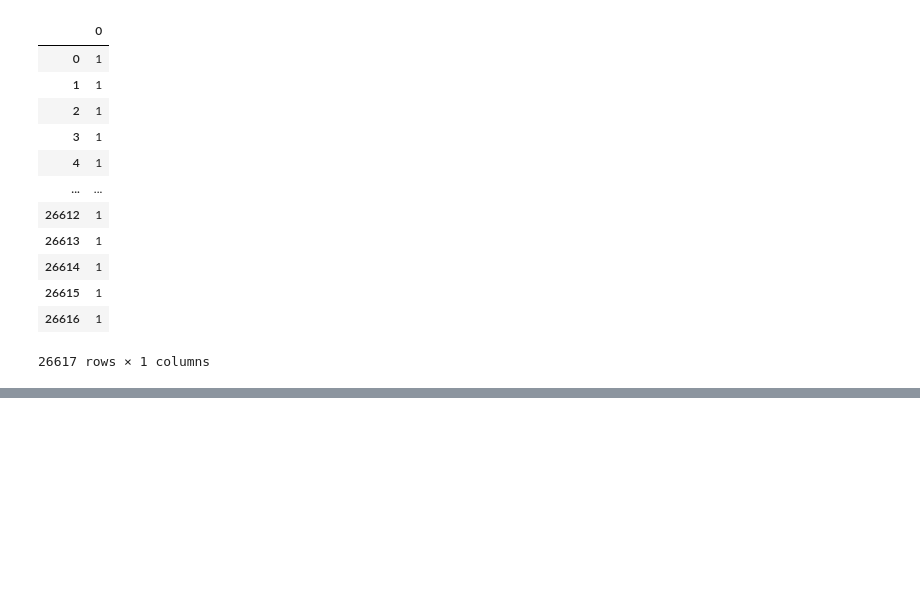
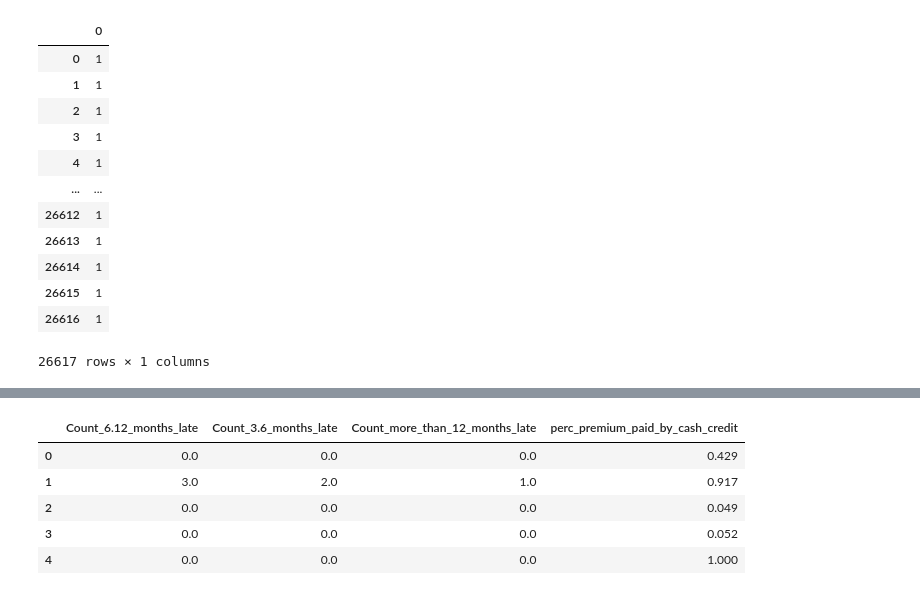
Before and after one commit to ErfanEbrahimiBazaz/boosting_methods_insurance_dataset, a Jupyter notebook: insurance_churn_analysis.ipynb, the cells around one changed output, grey strips where cells are left out. Saved outputs shown, nothing was run; the diff lists cells and outputs as text; code cells hidden in the pictures; blank space fills up the shorter version.

```diff
--- a/insurance_churn_analysis.ipynb
+++ b/insurance_churn_analysis.ipynb
@@ -613,0 +632,12 @@ df_target_lgb
+# %%
+columns_to_keep = ['Count_6.12_months_late', 'Count_3.6_months_late',
+                   'Count_more_than_12_months_late', 'perc_premium_paid_by_cash_credit']
+X_xgb = X[columns_to_keep]
+X_xgb.head()
+# %% [output]
+|  | Count_6.12_months_late | Count_3.6_months_late | Count_more_than_12_months_late | perc_premium_paid_by_cash_credit |
+| 0 | 0.0 | 0.0 | 0.0 | 0.429 |
+| 1 | 3.0 | 2.0 | 1.0 | 0.917 |
+| 2 | 0.0 | 0.0 | 0.0 | 0.049 |
+| 3 | 0.0 | 0.0 | 0.0 | 0.052 |
+| 4 | 0.0 | 0.0 | 0.0 | 1.000 |
```
Also changed, not shown: parts of 24 cells of this notebook.
